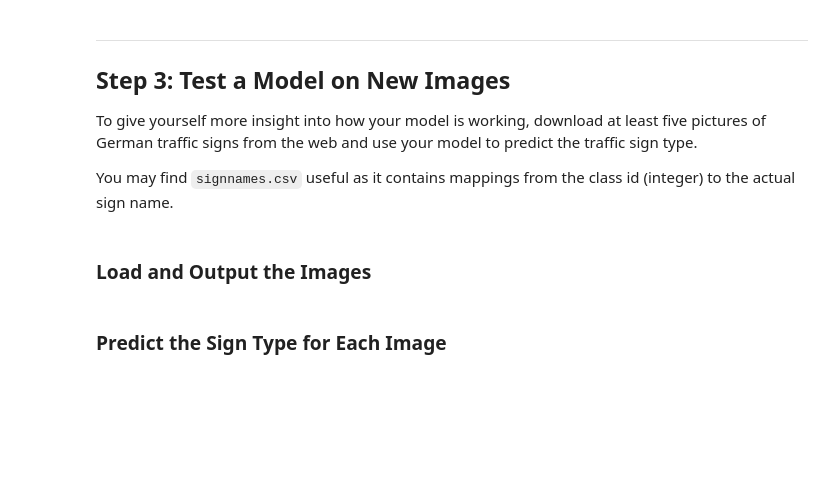
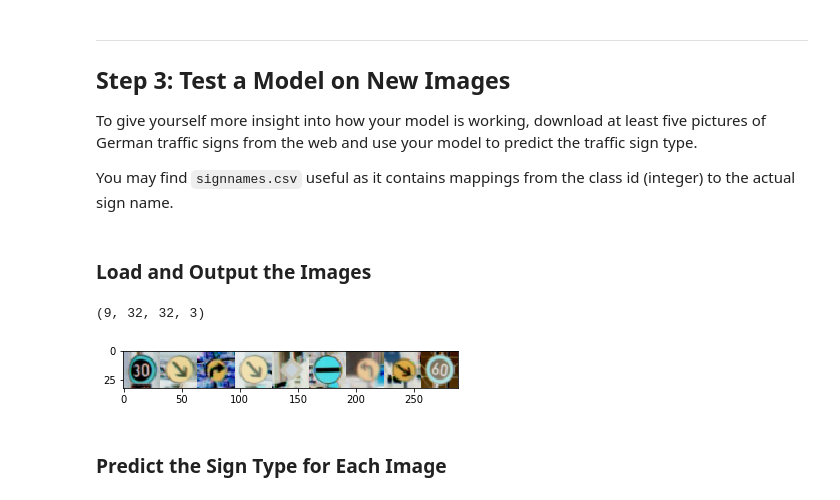
Before and after one commit to tempflip/CarND-Traffic-Sign-Classifier-Project, a Jupyter notebook: Traffic_Sign_Classifier.ipynb, the cells around one changed output. Saved outputs shown, nothing was run; the diff lists cells and outputs as text; code cells hidden in the pictures; blank space fills up the shorter version.

```diff
--- a/Traffic_Sign_Classifier.ipynb
+++ b/Traffic_Sign_Classifier.ipynb
@@ -302,3 +299,29 @@ You may find `signnames.csv` useful as it contains mappings from the class id (i
+# %%
+from scipy.misc import imread, imresize
+import csv
+
+#the csv
+sign_names = []
+with open('./signnames.csv') as f:
+    c = csv.reader(f)
+    for row in c:
+        sign_names.append(row[1])
+
+#loading some images
+ims = ['00001','00002','00003','00005','00010','01000', '02000', '02001', '12001']
+img = np.zeros((32, 0, 3))
+imglist = []
+for im in ims:
+    i = imresize(imread('./data/GTSRB/Final_Test/Images/{}.ppm'.format(im)), (32,32))
+    imglist.append(i)
+    img = np.concatenate((img, i), axis = 1)
+
+imglist = np.array(imglist, dtype=np.float32)
+print(imglist.shape)
+plt.imshow(img)
+# %% [output]
+(9, 32, 32, 3)
+[figure, added]
 # %% [markdown]
 ### Predict the Sign Type for Each Image
 # %%
```
Also changed, not shown: parts of 3 cells of this notebook.
